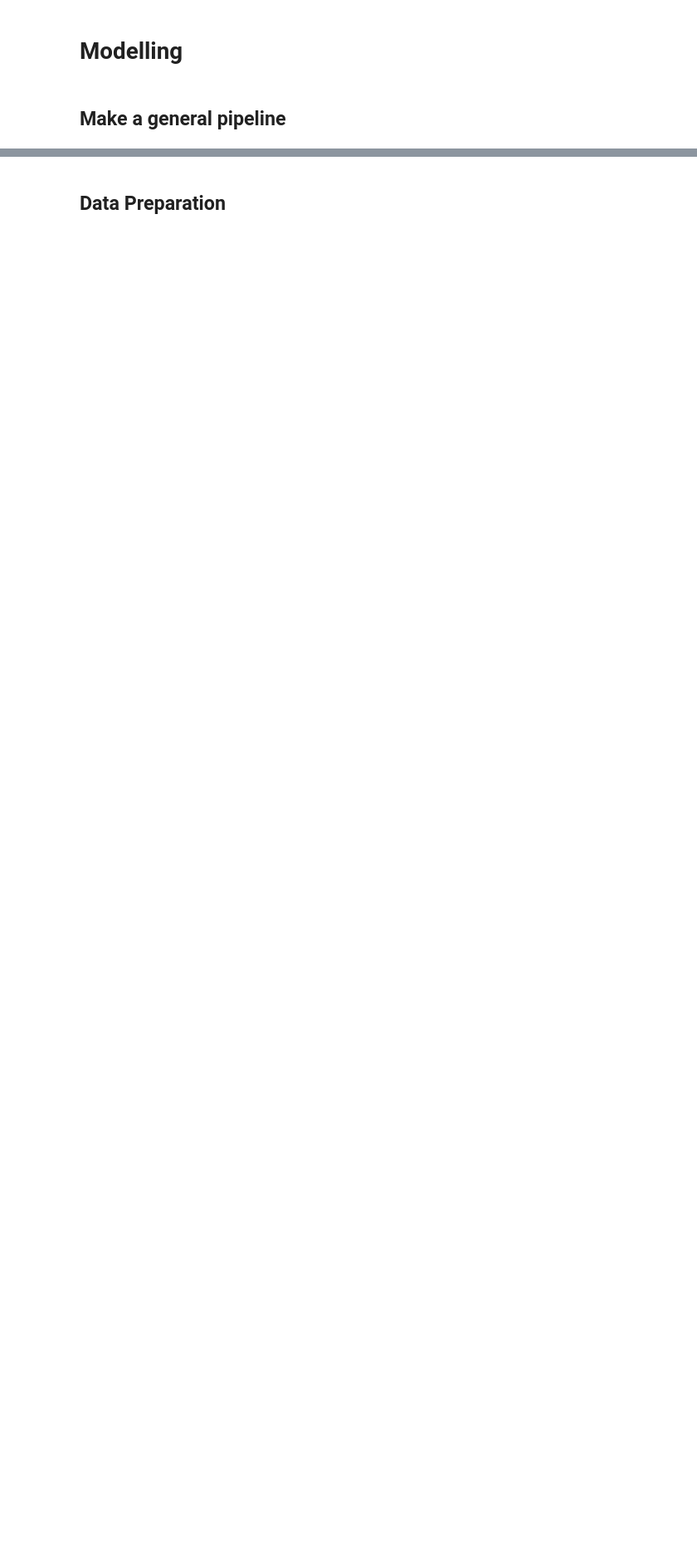
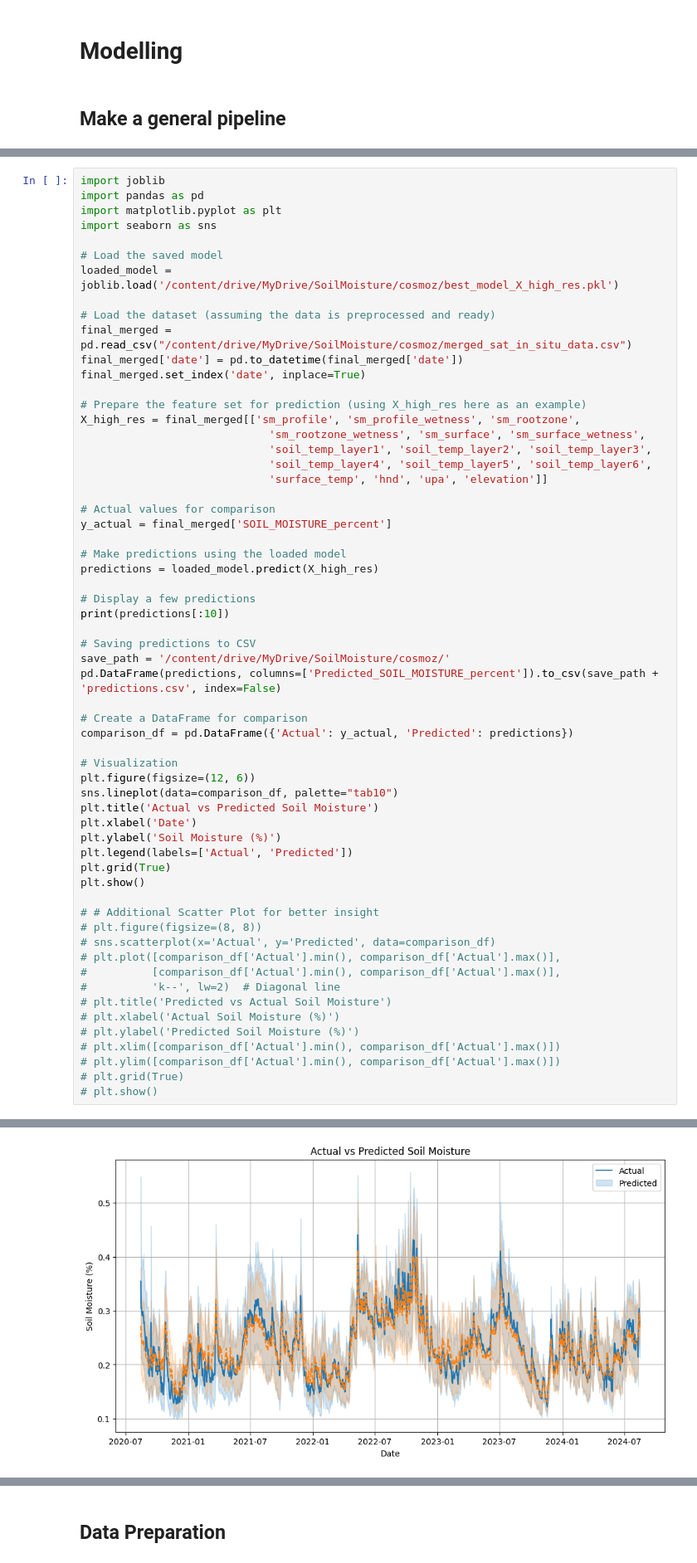
Before and after one commit to top-data/Soil_moisture, a Jupyter notebook: sm_cosmoz_inputs.ipynb, the cells around one changed output, grey strips where cells are left out. Shown at 83% size. Drawn from its saved outputs; the diff is of its cells as text; blank space fills up the shorter version.

```diff
--- a/sm_cosmoz_inputs.ipynb
+++ b/sm_cosmoz_inputs.ipynb
@@ -459,0 +578,61 @@ Percentage of zeros in 'precipitation': 84.76%
+# %%
+import joblib
+import pandas as pd
+import matplotlib.pyplot as plt
+import seaborn as sns
+
+# Load the saved model
+loaded_model = joblib.load('/content/drive/MyDrive/SoilMoisture/cosmoz/best_model_X_high_res.pkl')
+
+# Load the dataset (assuming the data is preprocessed and ready)
+final_merged = pd.read_csv("/content/drive/MyDrive/SoilMoisture/cosmoz/merged_sat_in_situ_data.csv")
+final_merged['date'] = pd.to_datetime(final_merged['date'])
+final_merged.set_index('date', inplace=True)
+
+# Prepare the feature set for prediction (using X_high_res here as an example)
+X_high_res = final_merged[['sm_profile', 'sm_profile_wetness', 'sm_rootzone',
+                             'sm_rootzone_wetness', 'sm_surface', 'sm_surface_wetness',
+                             'soil_temp_layer1', 'soil_temp_layer2', 'soil_temp_layer3',
+                             'soil_temp_layer4', 'soil_temp_layer5', 'soil_temp_layer6',
+                             'surface_temp', 'hnd', 'upa', 'elevation']]
+
+# Actual values for comparison
+y_actual = final_merged['SOIL_MOISTURE_percent']
+
+# Make predictions using the loaded model
+predictions = loaded_model.predict(X_high_res)
+
+# Display a few predictions
+print(predictions[:10])
+
+# Saving predictions to CSV
+save_path = '/content/drive/MyDrive/SoilMoisture/cosmoz/'
+pd.DataFrame(predictions, columns=['Predicted_SOIL_MOISTURE_percent']).to_csv(save_path + 'predictions.csv', index=False)
+
+# Create a DataFrame for comparison
+comparison_df = pd.DataFrame({'Actual': y_actual, 'Predicted': predictions})
+
+# Visualization
+plt.figure(figsize=(12, 6))
+sns.lineplot(data=comparison_df, palette="tab10")
+plt.title('Actual vs Predicted Soil Moisture')
+plt.xlabel('Date')
+plt.ylabel('Soil Moisture (%)')
+plt.legend(labels=['Actual', 'Predicted'])
+plt.grid(True)
+plt.show()
+
+# # Additional Scatter Plot for better insight
+# plt.figure(figsize=(8, 8))
+# sns.scatterplot(x='Actual', y='Predicted', data=comparison_df)
+# plt.plot([comparison_df['Actual'].min(), comparison_df['Actual'].max()],
+#          [comparison_df['Actual'].min(), comparison_df['Actual'].max()],
+#          'k--', lw=2)  # Diagonal line
+# plt.title('Predicted vs Actual Soil Moisture')
+# plt.xlabel('Actual Soil Moisture (%)')
+# plt.ylabel('Predicted Soil Moisture (%)')
+# plt.xlim([comparison_df['Actual'].min(), comparison_df['Actual'].max()])
+# plt.ylim([comparison_df['Actual'].min(), comparison_df['Actual'].max()])
+# plt.grid(True)
+# plt.show()
+# %% [output]
@@ -459,0 +641 @@ Percentage of zeros in 'precipitation': 84.76%
+[figure, added]
```
Also changed, not shown: parts of 14 cells of this notebook.
